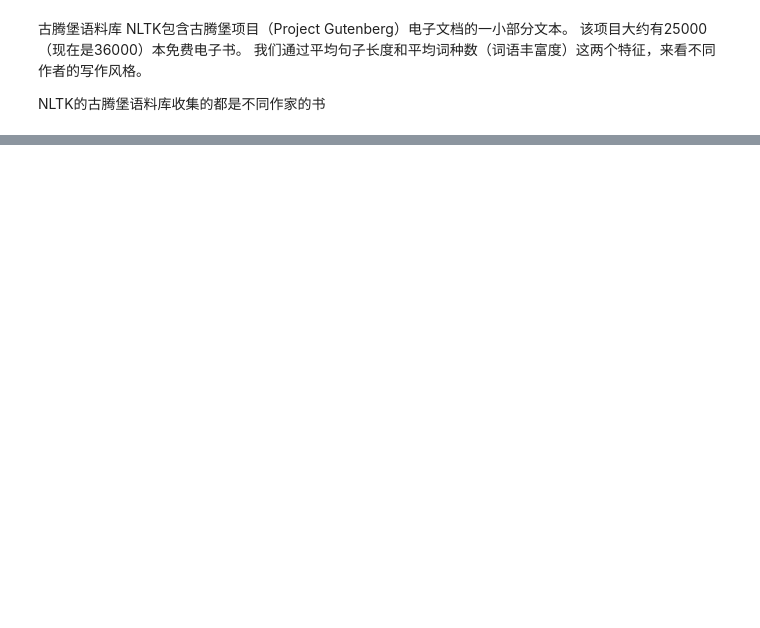
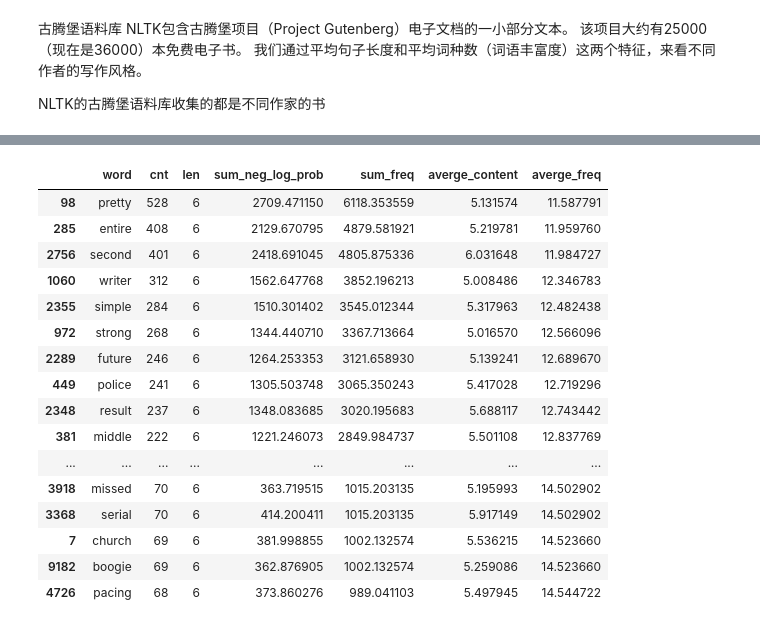
Before and after one commit to wofeishenling/Python_Road, a Jupyter notebook: pytorch/nltk_test.ipynb, the cells around one changed output, grey strips where cells are left out. Saved outputs shown, nothing was run; the diff lists cells and outputs as text; code cells hidden in the pictures; blank space fills up the shorter version.

```diff
--- a/pytorch/nltk_test.ipynb
+++ b/pytorch/nltk_test.ipynb
@@ -219,4 +262,4 @@ long_word = list(info_table[info_table['len']>10]['word'])
 # %%
-info_table_lenle3 = info_table[info_table['len']<4]
-info_table_lenle3[info_table_lenle3['averge_content']>4].head(100)
+info_table_lenle3 = info_table[info_table['len']<7]
+info_table_lenle3[info_table_lenle3['averge_content']>5].head(100)
 # %% [output]
@@ -225,3 +266,20 @@ info_table_lenle3[info_table_lenle3['averge_content']>4].head(100)
+|  | word | cnt | len | sum_neg_log_prob | sum_freq | averge_content | averge_freq |
+| 98 | pretty | 528 | 6 | 2709.471150 | 6118.353559 | 5.131574 | 11.587791 |
+| 285 | entire | 408 | 6 | 2129.670795 | 4879.581921 | 5.219781 | 11.959760 |
+| 2756 | second | 401 | 6 | 2418.691045 | 4805.875336 | 6.031648 | 11.984727 |
+| 1060 | writer | 312 | 6 | 1562.647768 | 3852.196213 | 5.008486 | 12.346783 |
+| 2355 | simple | 284 | 6 | 1510.301402 | 3545.012344 | 5.317963 | 12.482438 |
+| 972 | strong | 268 | 6 | 1344.440710 | 3367.713664 | 5.016570 | 12.566096 |
+| 2289 | future | 246 | 6 | 1264.253353 | 3121.658930 | 5.139241 | 12.689670 |
+| 449 | police | 241 | 6 | 1305.503748 | 3065.350243 | 5.417028 | 12.719296 |
+| 2348 | result | 237 | 6 | 1348.083685 | 3020.195683 | 5.688117 | 12.743442 |
+| 381 | middle | 222 | 6 | 1221.246073 | 2849.984737 | 5.501108 | 12.837769 |
+| ... | ... | ... | ... | ... | ... | ... | ... |
+| 3918 | missed | 70 | 6 | 363.719515 | 1015.203135 | 5.195993 | 14.502902 |
+| 3368 | serial | 70 | 6 | 414.200411 | 1015.203135 | 5.917149 | 14.502902 |
+| 7 | church | 69 | 6 | 381.998855 | 1002.132574 | 5.536215 | 14.523660 |
+| 9182 | boogie | 69 | 6 | 362.876905 | 1002.132574 | 5.259086 | 14.523660 |
+| 4726 | pacing | 68 | 6 | 373.860276 | 989.041103 | 5.497945 | 14.544722 |
 # %%
 info_table.to_csv('./info_csv')
 import lux
```
Also changed, not shown: parts of 13 cells of this notebook, 3 other files.
